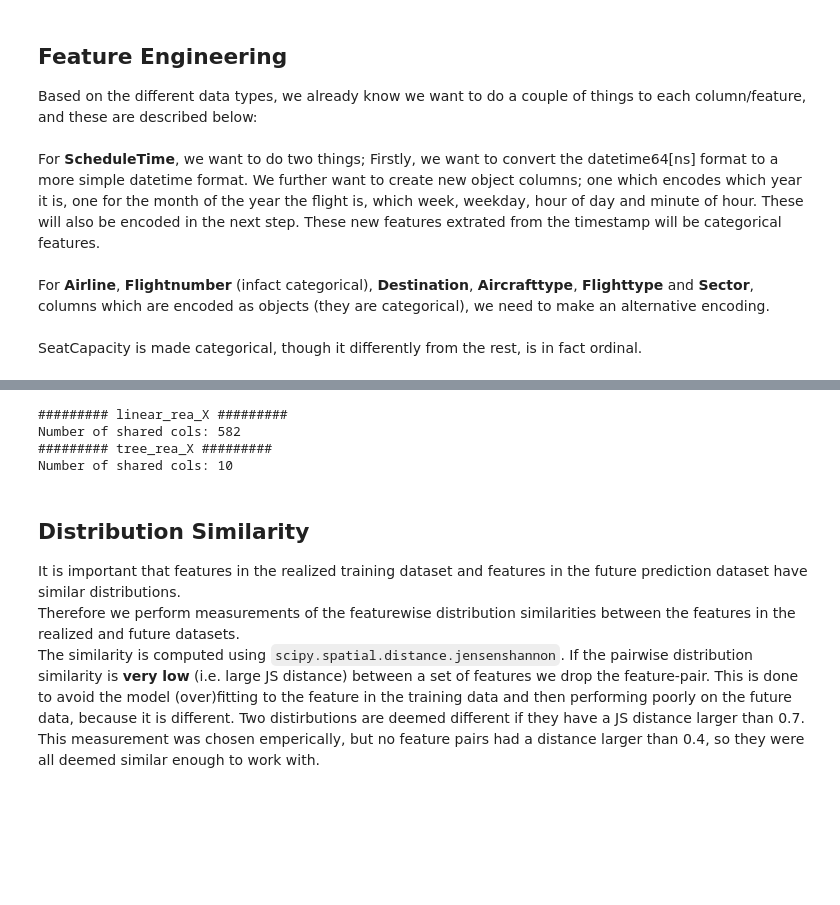
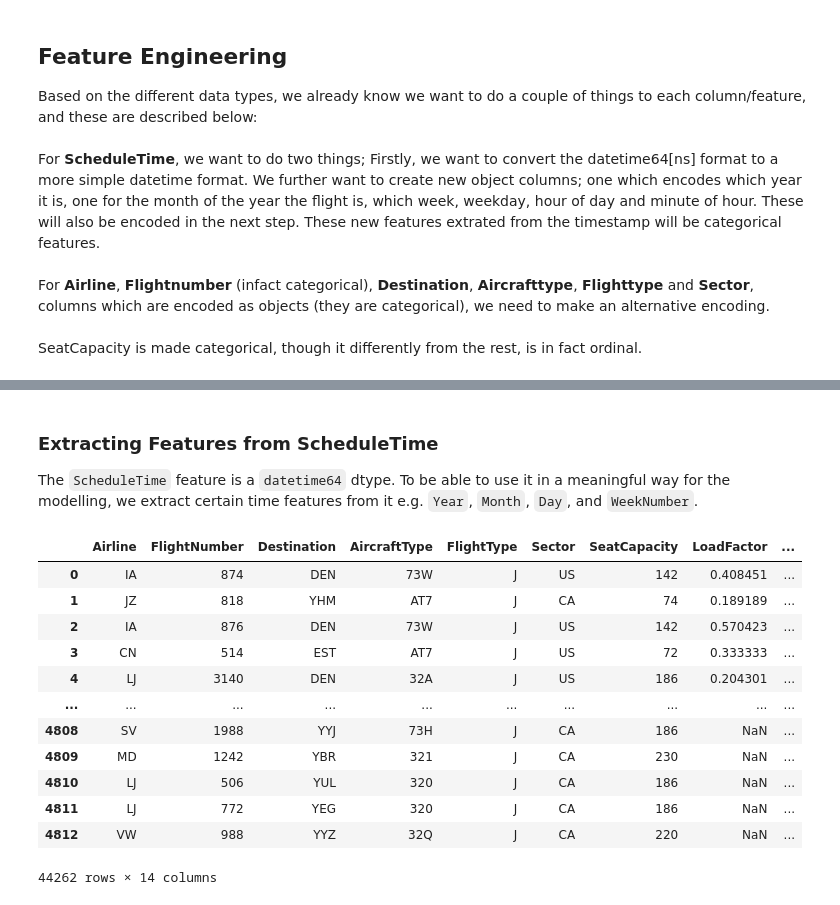
Before and after one commit to augustsemrau/02582case1, a Jupyter notebook: notebooks/data_preprocessing_v2.ipynb, the cells around one changed output, grey strips where cells are left out. Saved outputs shown, nothing was run; the diff lists cells and outputs as text; code cells hidden in the pictures; blank space fills up the shorter version.

```diff
--- a/notebooks/data_preprocessing_v2.ipynb
+++ b/notebooks/data_preprocessing_v2.ipynb
@@ -89,3 +103,6 @@ Sector                  object
 SeatCapacity             int64
 LoadFactor             float64
 dtype: object
+# %%
+INPUT_FEATURES = data.columns.drop(TARGET)
+INPUT_FEATURES
@@ -136,0 +137,3 @@ Data had 4813 rows pre-nan-removal, now has 4813 rows.
+# %%
+no_nan_data = data.copy()
+no_nan_data[INPUT_FEATURES] = remove_empty(data[INPUT_FEATURES])
@@ -327,17 +195,52 @@ def choose_intersection(rea_df, fut_df, target):
-# %%
-print('######### linear_rea_X #########')
-chosen_linear_rea_X, chosen_linear_fut_X = choose_intersection(linear_rea_X, linear_fut_X, TARGET)
-print('######### tree_rea_X #########')
-chosen_tree_rea_X, chosen_tree_fut_X = choose_intersection(tree_rea_X, tree_fut_X, TARGET)
-# %% [output]
-######### linear_rea_X #########
-Number of shared cols: 582
-######### tree_rea_X #########
-Number of shared cols: 10
-# %% [markdown]
-## Distribution Similarity
-It is important that features in the realized training dataset and features in the future prediction dataset have similar distributions.
-<br>
-Therefore we perform measurements of the featurewise distribution similarities between the features in the realized and future datasets.
-<br>
-The similarity is computed using `scipy.spatial.distance.jensenshannon`. If the pairwise distribution similarity is **very low** (i.e. large JS distance) between a set of features we drop the feature-pair. This is done to avoid the model (over)fitting to the feature in the training data and then performing poorly on the future data, because it is different. Two distirbutions are deemed different if they have a JS distance larger than 0.7. This measurement was chosen emperically, but no feature pairs had a distance larger than 0.4, so they were all deemed similar enough to work with.
+# %% [markdown]
+### Extracting Features from **ScheduleTime**
+The `ScheduleTime` feature is a `datetime64` dtype. To be able to use it in a meaningful way for the modelling, we extract certain time features from it e.g. `Year`, `Month`, `Day`, and `WeekNumber`.
+# %%
+def get_season(month):
+    if month >= 3 and month <= 5:
+        return 'Spring'
+    elif month >= 6 and month <= 8:
+        return 'Summer'
+    elif month >= 9 and month <= 11:
+        return 'Fall'
+    elif month == 12 or (month >= 1 and month <= 2):
+        return 'Winter'
+    else:
+        raise Exception(f'Invalid month {month}')
+
+def extract_scheduletime_features(df):
+    df = df.copy()
+    ### Preprosses time for getting year, month, week number, weekday, hour of day and minute of hour
+    df['Month'] = df['ScheduleTime'].dt.month
+    df['WeekNumber'] = df['ScheduleTime'].dt.week
+    df['Weekday'] = df['ScheduleTime'].dt.dayofweek
+    df['HourOfDay'] = df['ScheduleTime'].dt.hour
+    df['MinuteOfHour'] = df['ScheduleTime'].dt.minute
+    df['Season'] = df['ScheduleTime'].dt.month.apply(get_season)
+
+    df.Month = df.Month.astype(object)
+    df.WeekNumber = df.WeekNumber.astype(object)
+    df.Weekday = df.Weekday.astype(object)
+    df.HourOfDay = df.HourOfDay.astype(object)
+    df.MinuteOfHour = df.MinuteOfHour.astype(object)
+    df.Season = df.Season.astype(object)
+
+    return df
+# %%
+data_schedule_time = extract_scheduletime_features(no_nan_data)
+data_schedule_time = data_schedule_time.drop('ScheduleTime', axis=1)
+data_schedule_time
+# %% [output]
+|  | Airline | FlightNumber | Destination | AircraftType | FlightType | Sector | SeatCapacity | LoadFactor | ... |
+| 0 | IA | 874 | DEN | 73W | J | US | 142 | 0.408451 | ... |
+| 1 | JZ | 818 | YHM | AT7 | J | CA | 74 | 0.189189 | ... |
+| 2 | IA | 876 | DEN | 73W | J | US | 142 | 0.570423 | ... |
+| 3 | CN | 514 | EST | AT7 | J | US | 72 | 0.333333 | ... |
+| 4 | LJ | 3140 | DEN | 32A | J | US | 186 | 0.204301 | ... |
+| ... | ... | ... | ... | ... | ... | ... | ... | ... | ... |
+| 4808 | SV | 1988 | YYJ | 73H | J | CA | 186 | NaN | ... |
+| 4809 | MD | 1242 | YBR | 321 | J | CA | 230 | NaN | ... |
+| 4810 | LJ | 506 | YUL | 320 | J | CA | 186 | NaN | ... |
+| 4811 | LJ | 772 | YEG | 320 | J | CA | 186 | NaN | ... |
+| 4812 | VW | 988 | YYZ | 32Q | J | CA | 220 | NaN | ... |
+44262 rows × 14 columns
```
Also changed, not shown: parts of 57 cells of this notebook, 1 other file.
